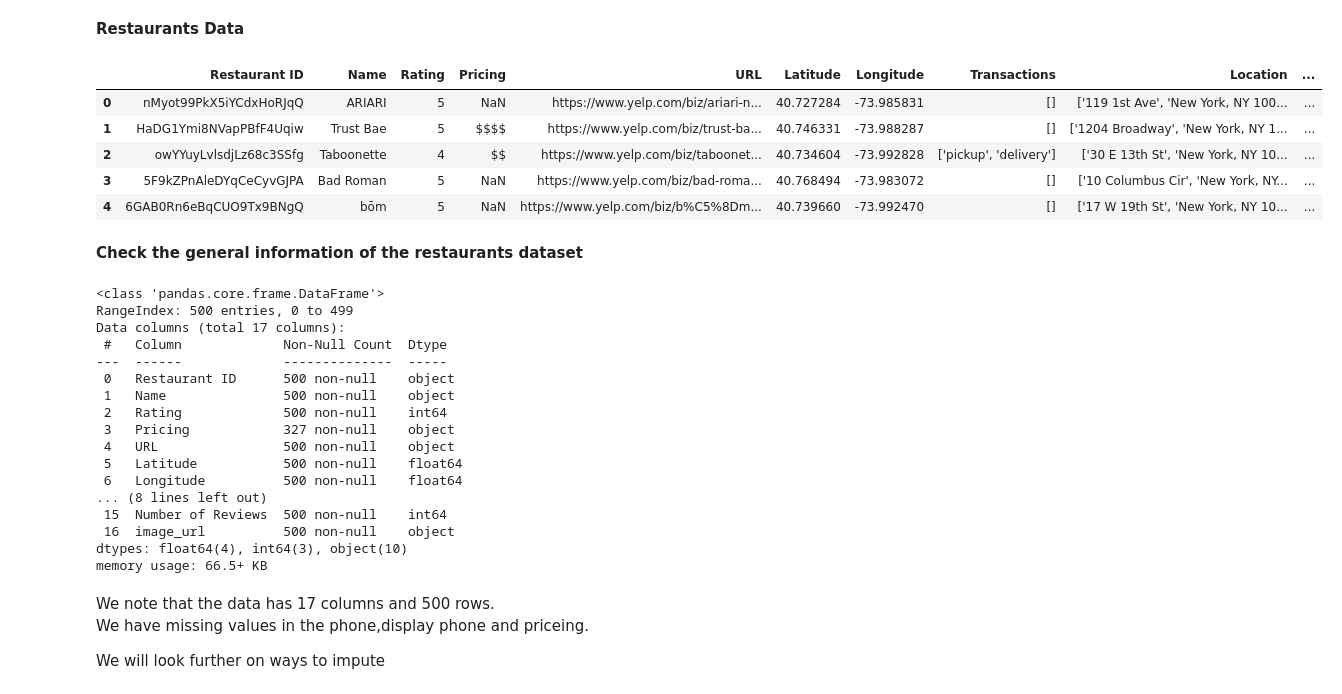
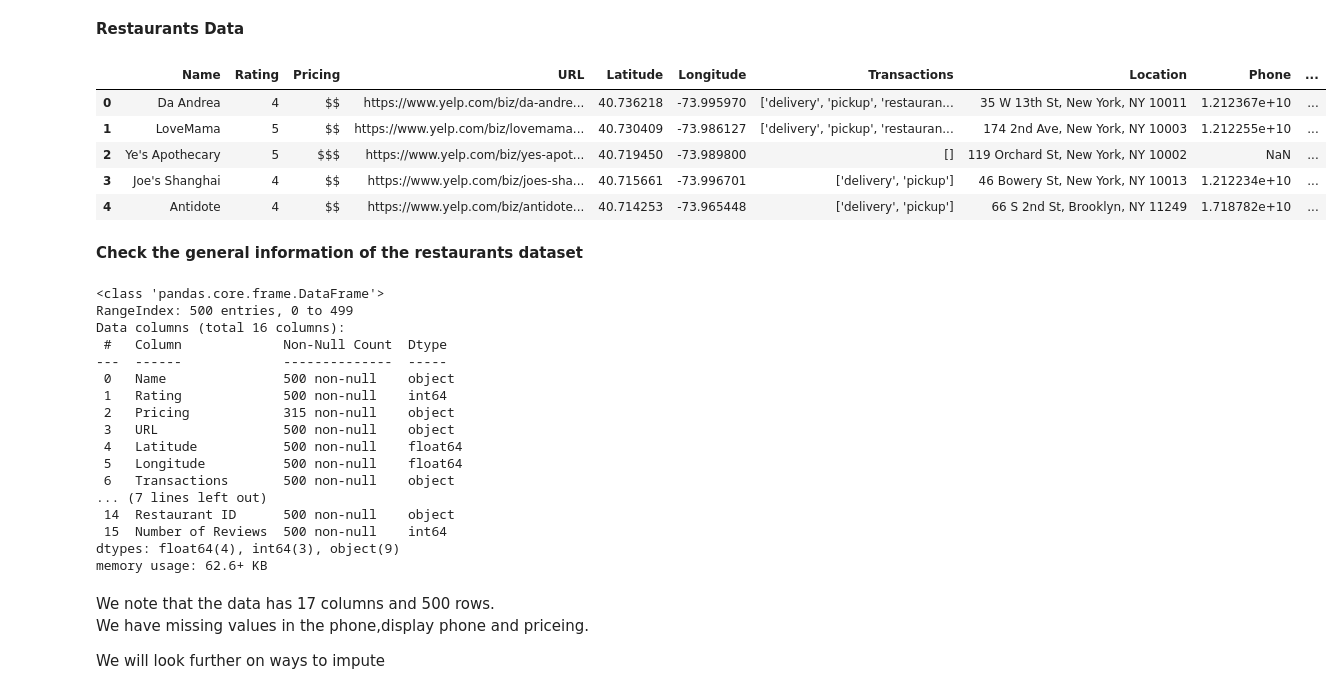
Before and after one commit to ThuoM/New-York-Restaurant-Recommender-System, a Jupyter notebook: restaurants_recommender.ipynb, the cells around one changed output. Cells and saved outputs as stored; diff of their text form; code cells hidden in the pictures.

```diff
--- a/restaurants_recommender.ipynb
+++ b/restaurants_recommender.ipynb
@@ -27,16 +160,16 @@ path = 'https://raw.githubusercontent.com/ThuoM/Restaurant-Recommender-System/ma
 <strong>Restaurants Data</strong>
 # %%
 #load restaurant data
-restaurants = pd.read_csv(path+'restaurant_data1.csv')
+restaurants = pd.read_csv(path+'restaurant_data.csv')
 #display the first 5 rows
 restaurants.head()
 # %% [output]
-|  | Restaurant ID | Name | Rating | Pricing | URL | Latitude | Longitude | Transactions | Location | ... |
-| 0 | nMyot99PkX5iYCdxHoRJqQ | ARIARI | 5 | NaN | https://www.yelp.com/biz/ariari-n... | 40.727284 | -73.985831 | [] | ['119 1st Ave', 'New York, NY 100... | ... |
-| 1 | HaDG1Ymi8NVapPBfF4Uqiw | Trust Bae | 5 | $$$$ | https://www.yelp.com/biz/trust-ba... | 40.746331 | -73.988287 | [] | ['1204 Broadway', 'New York, NY 1... | ... |
-| 2 | owYYuyLvlsdjLz68c3SSfg | Taboonette | 4 | $$ | https://www.yelp.com/biz/taboonet... | 40.734604 | -73.992828 | ['pickup', 'delivery'] | ['30 E 13th St', 'New York, NY 10... | ... |
-| 3 | 5F9kZPnAleDYqCeCyvGJPA | Bad Roman | 5 | NaN | https://www.yelp.com/biz/bad-roma... | 40.768494 | -73.983072 | [] | ['10 Columbus Cir', 'New York, NY... | ... |
-| 4 | 6GAB0Rn6eBqCUO9Tx9BNgQ | bōm | 5 | NaN | https://www.yelp.com/biz/b%C5%8Dm... | 40.739660 | -73.992470 | [] | ['17 W 19th St', 'New York, NY 10... | ... |
+|  | Name | Rating | Pricing | URL | Latitude | Longitude | Transactions | Location | Phone | ... |
+| 0 | Da Andrea | 4 | $$ | https://www.yelp.com/biz/da-andre... | 40.736218 | -73.995970 | ['delivery', 'pickup', 'restauran... | 35 W 13th St, New York, NY 10011 | 1.212367e+10 | ... |
+| 1 | LoveMama | 5 | $$ | https://www.yelp.com/biz/lovemama... | 40.730409 | -73.986127 | ['delivery', 'pickup', 'restauran... | 174 2nd Ave, New York, NY 10003 | 1.212255e+10 | ... |
+| 2 | Ye's Apothecary | 5 | $$$ | https://www.yelp.com/biz/yes-apot... | 40.719450 | -73.989800 | [] | 119 Orchard St, New York, NY 10002 | NaN | ... |
+| 3 | Joe's Shanghai | 4 | $$ | https://www.yelp.com/biz/joes-sha... | 40.715661 | -73.996701 | ['delivery', 'pickup'] | 46 Bowery St, New York, NY 10013 | 1.212234e+10 | ... |
+| 4 | Antidote | 4 | $$ | https://www.yelp.com/biz/antidote... | 40.714253 | -73.965448 | ['delivery', 'pickup'] | 66 S 2nd St, Brooklyn, NY 11249 | 1.718782e+10 | ... |
 # %% [markdown]
 <strong>Check the general information of  the restaurants dataset<strong>
 # %%
@@ -44,21 +177,21 @@ restaurants.info()
 # %% [output]
 <class 'pandas.core.frame.DataFrame'>
 RangeIndex: 500 entries, 0 to 499
-Data columns (total 17 columns):
+Data columns (total 16 columns):
  #   Column             Non-Null Count  Dtype
 ---  ------             --------------  -----
- 0   Restaurant ID      500 non-null    object
- 1   Name               500 non-null    object
- 2   Rating             500 non-null    int64
- 3   Pricing            327 non-null    object
- 4   URL                500 non-null    object
- 5   Latitude           500 non-null    float64
- 6   Longitude          500 non-null    float64
-... (8 lines left out)
+ 0   Name               500 non-null    object
+ 1   Rating             500 non-null    int64
+ 2   Pricing            315 non-null    object
+ 3   URL                500 non-null    object
+ 4   Latitude           500 non-null    float64
+ 5   Longitude          500 non-null    float64
+ 6   Transactions       500 non-null    object
+... (7 lines left out)
+ 14  Restaurant ID      500 non-null    object
  15  Number of Reviews  500 non-null    int64
- 16  image_url          500 non-null    object
-dtypes: float64(4), int64(3), object(10)
-memory usage: 66.5+ KB
+dtypes: float64(4), int64(3), object(9)
+memory usage: 62.6+ KB
 # %% [markdown]
 We note that the data has 17 columns  and 500 rows.<br>
 We have missing values in the phone,display phone and priceing.<br>
```
Also changed, not shown: parts of 119 cells of this notebook.
